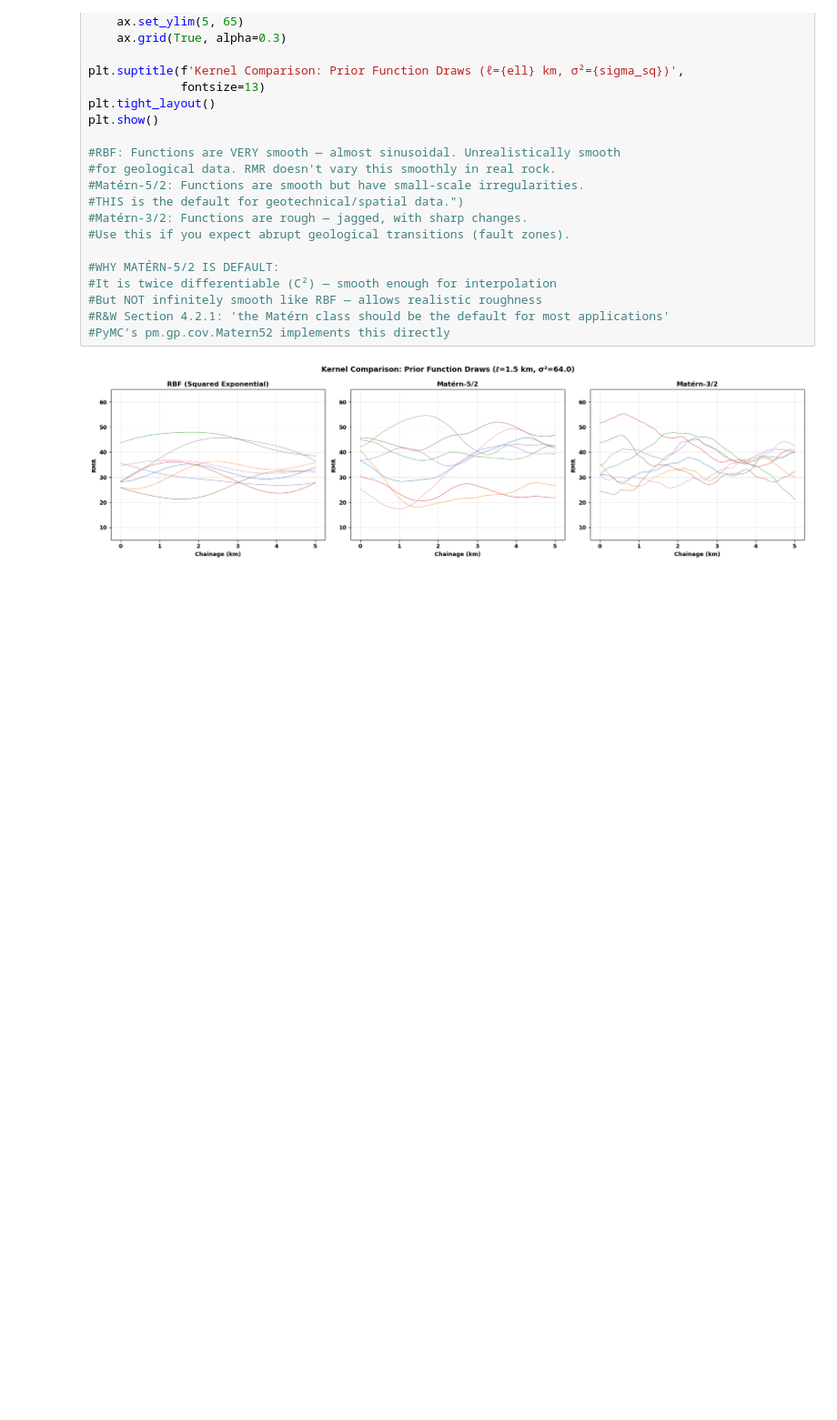
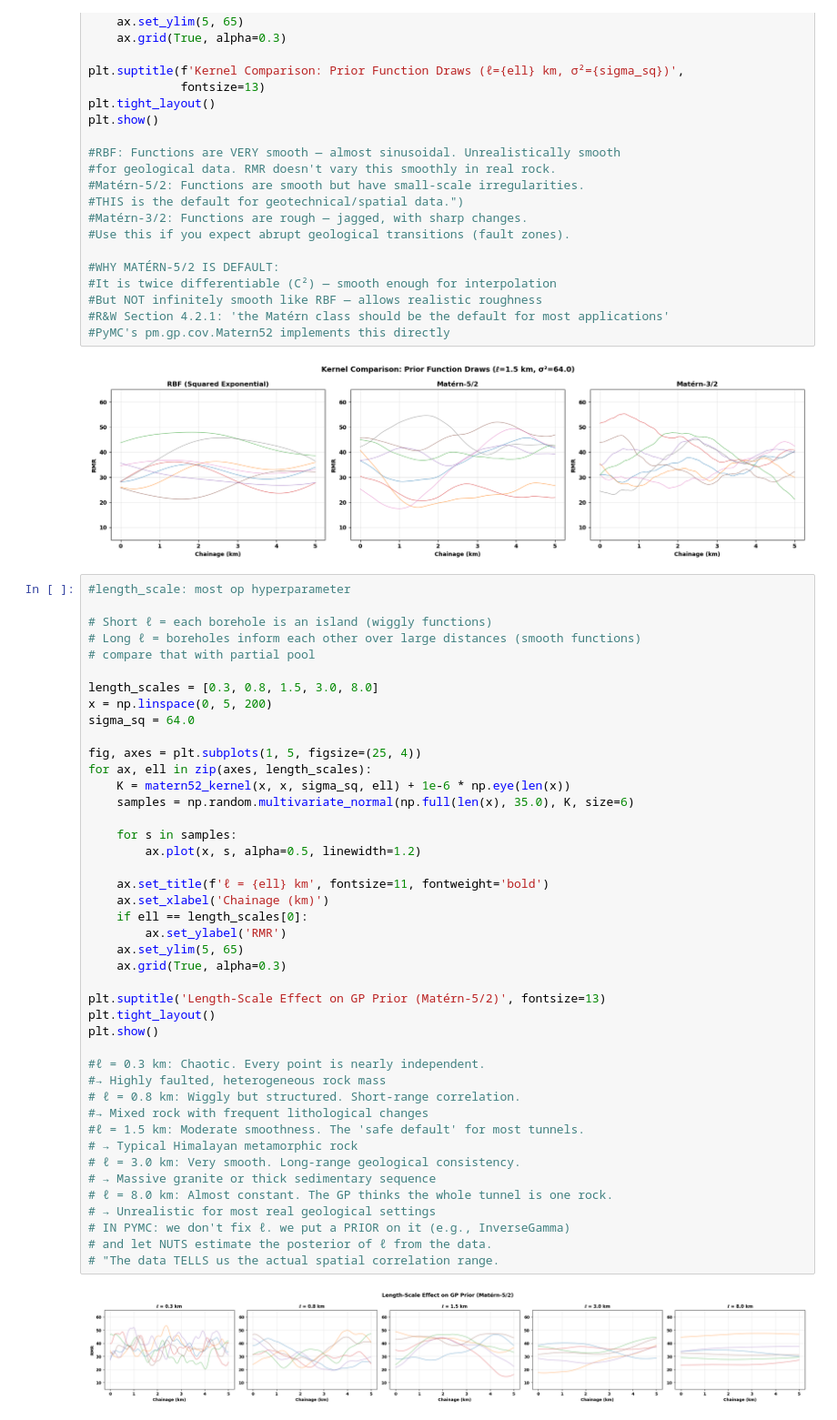
Before and after one commit to wxb-sly/risk-rock, a Jupyter notebook: training/GP/kernel_zoo.ipynb, the cells around one changed output. Shown at 91% size. Cells and saved outputs as stored; diff of their text form; blank space fills up the shorter version.

Commit message:
training(GP): confirm length-scale hyperparameter sensitivity

```diff
--- a/training/GP/kernel_zoo.ipynb
+++ b/training/GP/kernel_zoo.ipynb
@@ -95,3 +95,48 @@ plt.show()
 #PyMC's pm.gp.cov.Matern52 implements this directly
 # %% [output]
 [figure]
+# %%
+#length_scale: most op hyperparameter
+
+# Short ℓ = each borehole is an island (wiggly functions)
+# Long ℓ = boreholes inform each other over large distances (smooth functions)
+# compare that with partial pool
+
+length_scales = [0.3, 0.8, 1.5, 3.0, 8.0]
+x = np.linspace(0, 5, 200)
+sigma_sq = 64.0
+
+fig, axes = plt.subplots(1, 5, figsize=(25, 4))
+for ax, ell in zip(axes, length_scales):
+    K = matern52_kernel(x, x, sigma_sq, ell) + 1e-6 * np.eye(len(x))
+    samples = np.random.multivariate_normal(np.full(len(x), 35.0), K, size=6)
+
+    for s in samples:
+        ax.plot(x, s, alpha=0.5, linewidth=1.2)
+
+    ax.set_title(f'ℓ = {ell} km', fontsize=11, fontweight='bold')
+    ax.set_xlabel('Chainage (km)')
+    if ell == length_scales[0]:
+        ax.set_ylabel('RMR')
+    ax.set_ylim(5, 65)
+    ax.grid(True, alpha=0.3)
+
+plt.suptitle('Length-Scale Effect on GP Prior (Matérn-5/2)', fontsize=13)
+plt.tight_layout()
+plt.show()
+
+#ℓ = 0.3 km: Chaotic. Every point is nearly independent.
+#→ Highly faulted, heterogeneous rock mass
+# ℓ = 0.8 km: Wiggly but structured. Short-range correlation.
+#→ Mixed rock with frequent lithological changes
+#ℓ = 1.5 km: Moderate smoothness. The 'safe default' for most tunnels.
+# → Typical Himalayan metamorphic rock
+# ℓ = 3.0 km: Very smooth. Long-range geological consistency.
+# → Massive granite or thick sedimentary sequence
+# ℓ = 8.0 km: Almost constant. The GP thinks the whole tunnel is one rock.
+# → Unrealistic for most real geological settings
+# IN PYMC: we don't fix ℓ. we put a PRIOR on it (e.g., InverseGamma)
+# and let NUTS estimate the posterior of ℓ from the data.
+# "The data TELLS us the actual spatial correlation range.
+# %% [output]
+[figure, added]
```
